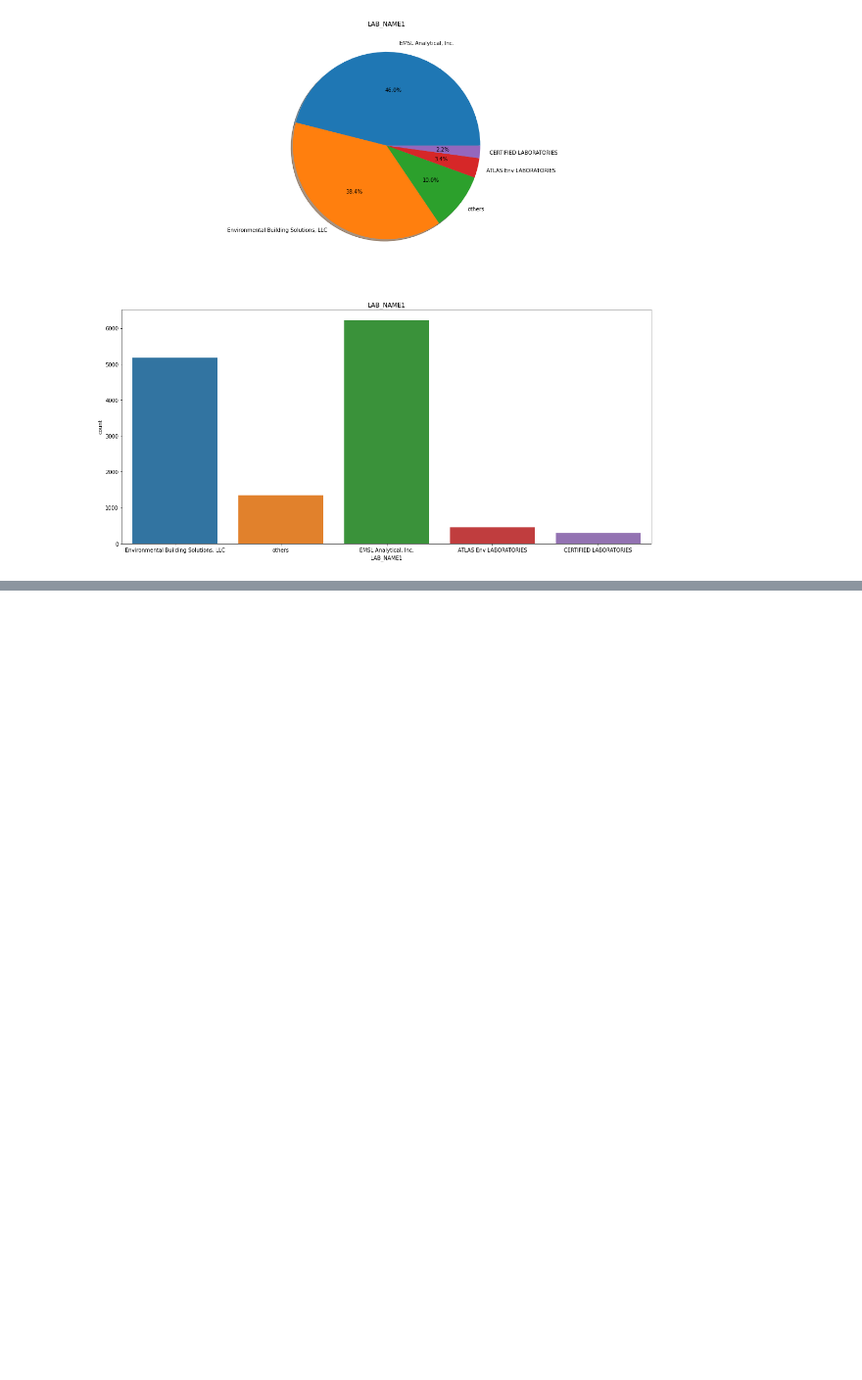
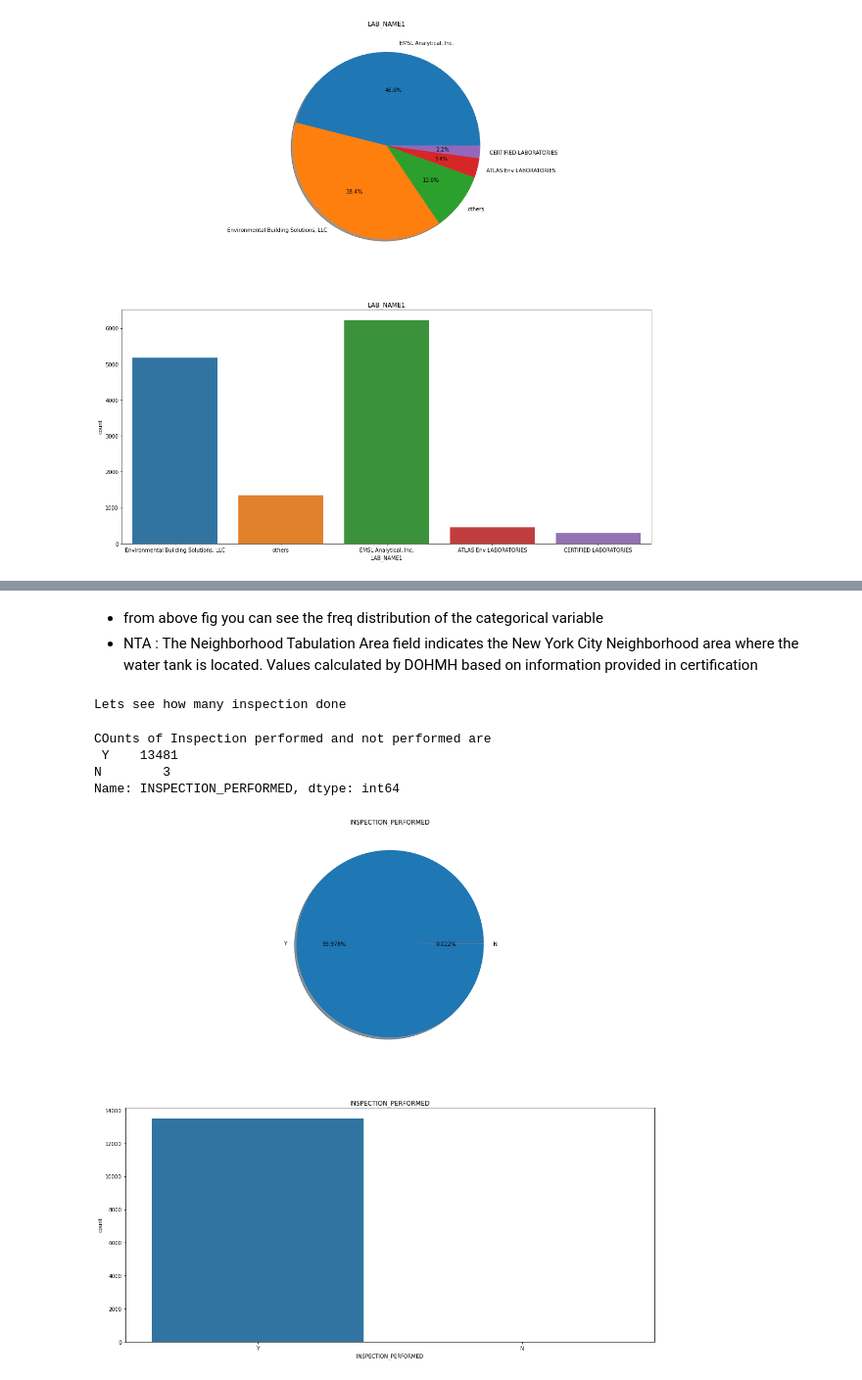
Before and after one commit to rushikeshnaik779/EDA, a Jupyter notebook: Simple_EDA__Rooftop_Drinking_Water_Tank_Inspection_Results.ipynb, the cells around one changed output, grey strips where cells are left out. Shown at 98% size. Saved outputs shown, nothing was run; the diff lists cells and outputs as text; code cells hidden in the pictures; blank space fills up the shorter version.

```diff
--- a/Simple_EDA__Rooftop_Drinking_Water_Tank_Inspection_Results.ipynb
+++ b/Simple_EDA__Rooftop_Drinking_Water_Tank_Inspection_Results.ipynb
@@ -397,0 +403,25 @@ plt.show()
+# %% [markdown]
+- from above fig you can see the freq distribution of the categorical variable
+- NTA : The Neighborhood Tabulation Area field indicates the New York City Neighborhood area where the water tank is located. Values calculated by DOHMH based on information provided in certification
+# %%
+print("Lets see how many inspection done")
+# %% [output]
+Lets see how many inspection done
+# %%
+
+print('COunts of Inspection performed and not performed are\n',data['INSPECTION_PERFORMED'].value_counts())
+#you can see only 3 places are where INSPECTION IS NOT PERFORMED
+f, ax = plt.subplots(2,1, figsize=(18, 18))
+data['INSPECTION_PERFORMED'].value_counts().plot.pie( autopct = '%1.3f%%',
+                                         ax=ax[0], shadow=True)
+ax[0].set_title('INSPECTION_PERFORMED')
+ax[0].set_ylabel('')
+sns.countplot('INSPECTION_PERFORMED', data=data, ax=ax[1])
+ax[1].set_title('INSPECTION_PERFORMED')
+plt.show()
+# %% [output]
+COunts of Inspection performed and not performed are
+ Y    13481
+N        3
+Name: INSPECTION_PERFORMED, dtype: int64
+[figure, added]
```
Also changed, not shown: parts of 8 cells of this notebook.
